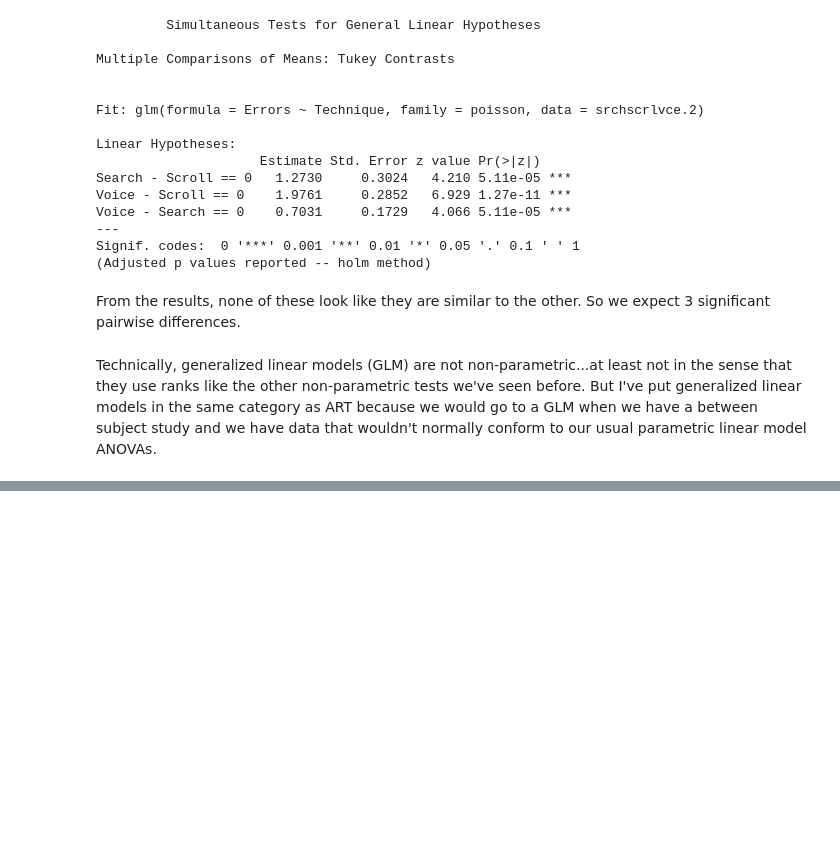
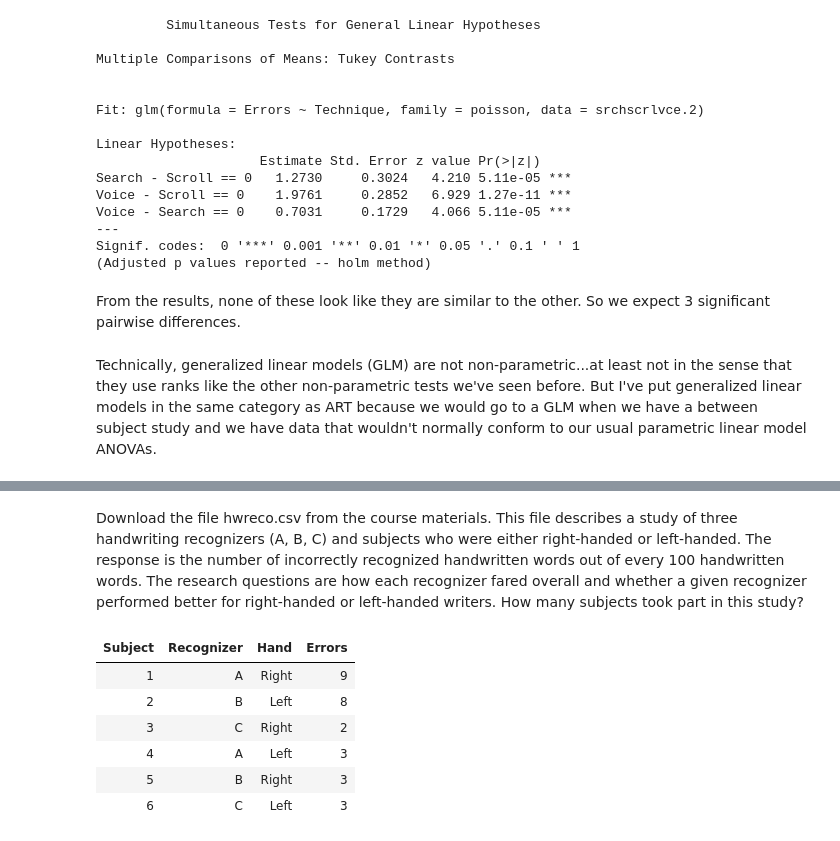
Before and after one commit to iamjz/R-Data, a Jupyter notebook: Designing, Running, and Analyzing Experiments/Week 08.ipynb, the cells around one changed output, grey strips where cells are left out. Drawn from its saved outputs; the diff is of its cells as text; code cells hidden in the pictures; blank space fills up the shorter version.

```diff
--- a/Designing, Running, and Analyzing Experiments/Week 08.ipynb
+++ b/Designing, Running, and Analyzing Experiments/Week 08.ipynb
@@ -501,0 +628,13 @@ Technically, generalized linear models (GLM) are not non-parametric...at least n
+# %% [markdown]
+Download the file hwreco.csv from the course materials. This file describes a study of three handwriting recognizers (A, B, C) and subjects who were either right-handed or left-handed. The response is the number of incorrectly recognized handwritten words out of every 100 handwritten words. The research questions are how each recognizer fared overall and whether a given recognizer performed better for right-handed or left-handed writers. How many subjects took part in this study?
+# %%
+df <- read.csv("materials/hwreco.csv")
+head(df)
+# %% [output]
+| Subject | Recognizer | Hand | Errors |
+| 1 | A | Right | 9 |
+| 2 | B | Left | 8 |
+| 3 | C | Right | 2 |
+| 4 | A | Left | 3 |
+| 5 | B | Right | 3 |
+| 6 | C | Left | 3 |
```
Also changed, not shown: parts of 18 cells of this notebook.
